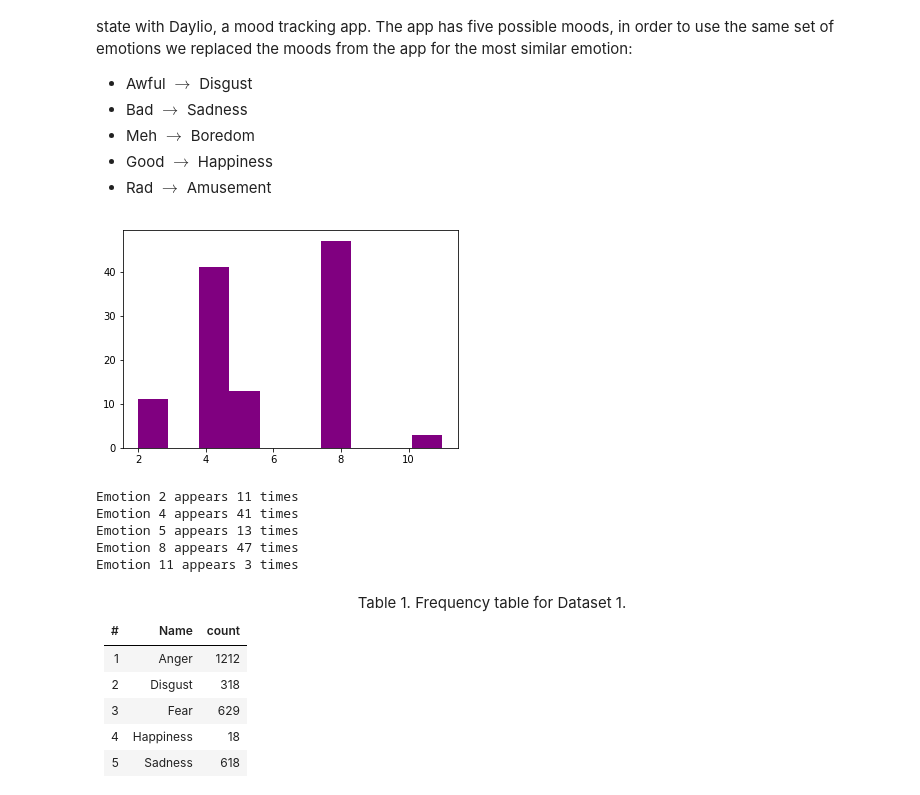
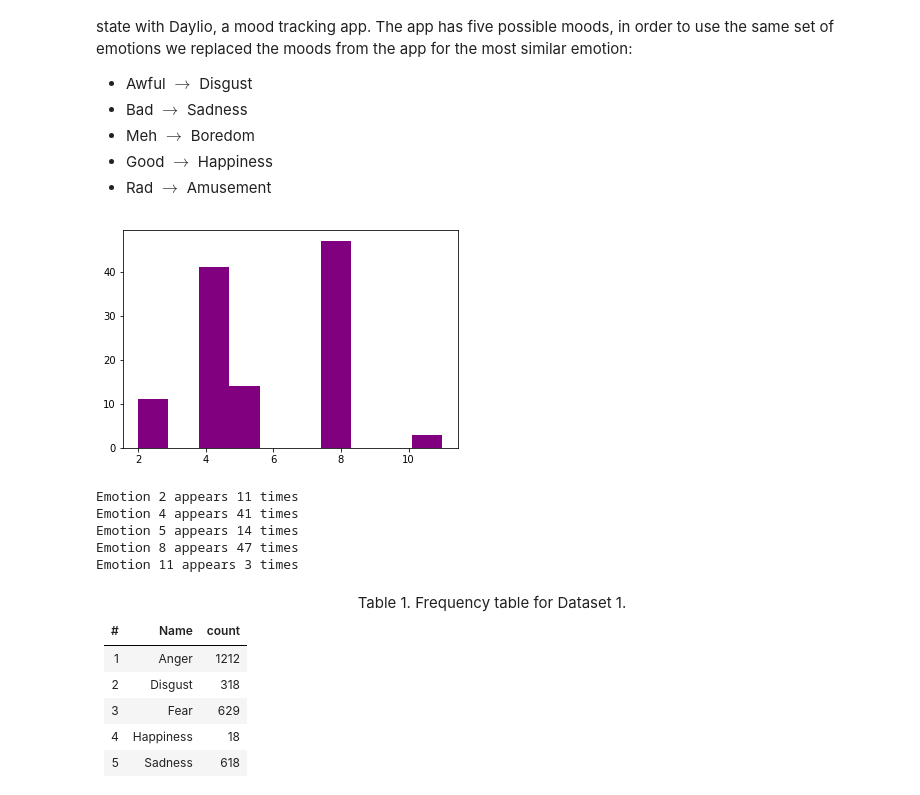
Before and after one commit to valentina2095/AI, a Jupyter notebook: FIS/FIS.ipynb, the cells around one changed output. Cells and saved outputs as stored; diff of their text form; code cells hidden in the pictures.

```diff
--- a/FIS/FIS.ipynb
+++ b/FIS/FIS.ipynb
@@ -58,24 +58,23 @@ Results were obtained by using two Datasets as input for the FIS, both contain a
 # %%
 import numpy as np
 import matplotlib.pyplot as plt
 import skfuzzy as fuzz
 from skfuzzy import control as ctrl
 %matplotlib inline
 
 # path = '/home/valentina/Github/AI/FIS/dataset_1.txt'
 path = '/home/valentina/Github/AI/FIS/dataset_2.txt'
 
 # Import data
 with open(path) as f:
-    data = np.loadtxt(f, dtype='int', comments="#", skiprows=1, usecols=None)
-
-data = np.ravel(data)   # 'flatten' data
+    data = np.loadtxt(f, dtype='int', comments="#", usecols=None)
 
 # Make histogram of the dataset
+data = np.ravel(data)
 n, bins, patches = plt.hist(data, facecolor='purple')
 plt.show()
 # %% [output]
-[figure, old version]
+[figure, new version]
 # %%
 import collections
 
@@ -87,7 +86,7 @@ for i in range(13):
 # %% [output]
 Emotion 2 appears 11 times
 Emotion 4 appears 41 times
-Emotion 5 appears 13 times
+Emotion 5 appears 14 times
 Emotion 8 appears 47 times
 Emotion 11 appears 3 times
 # %% [markdown]
```
Also changed, not shown: parts of 12 cells of this notebook, 3 other files.
